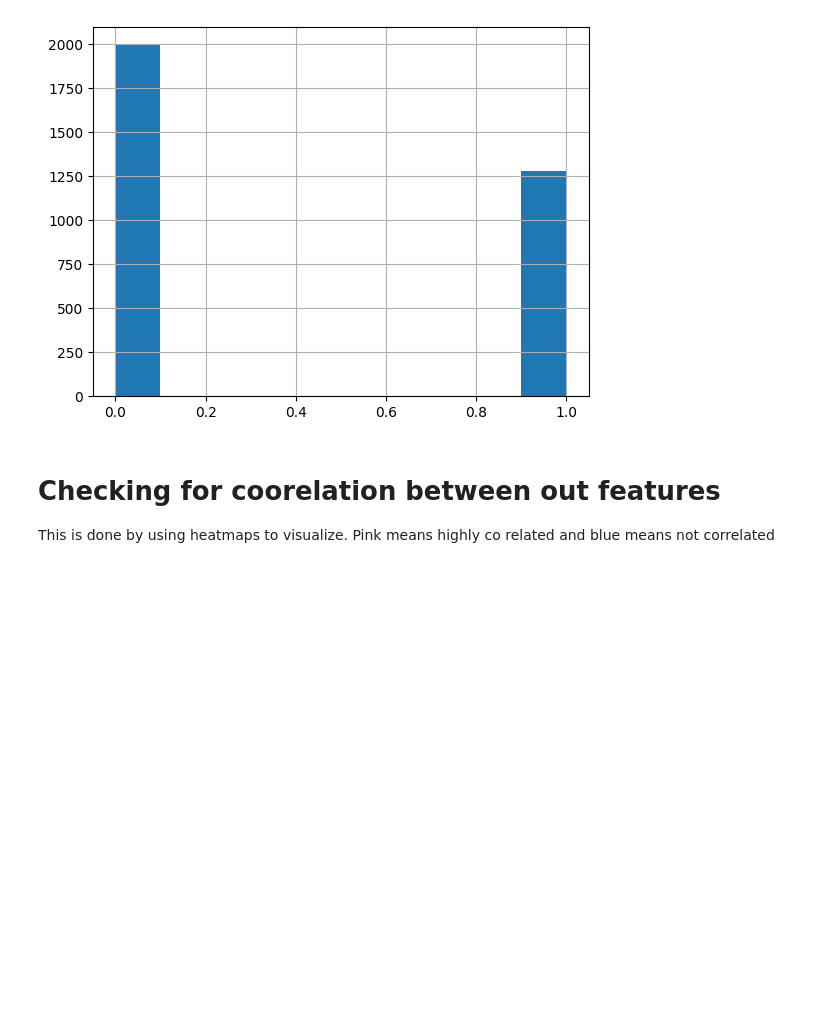
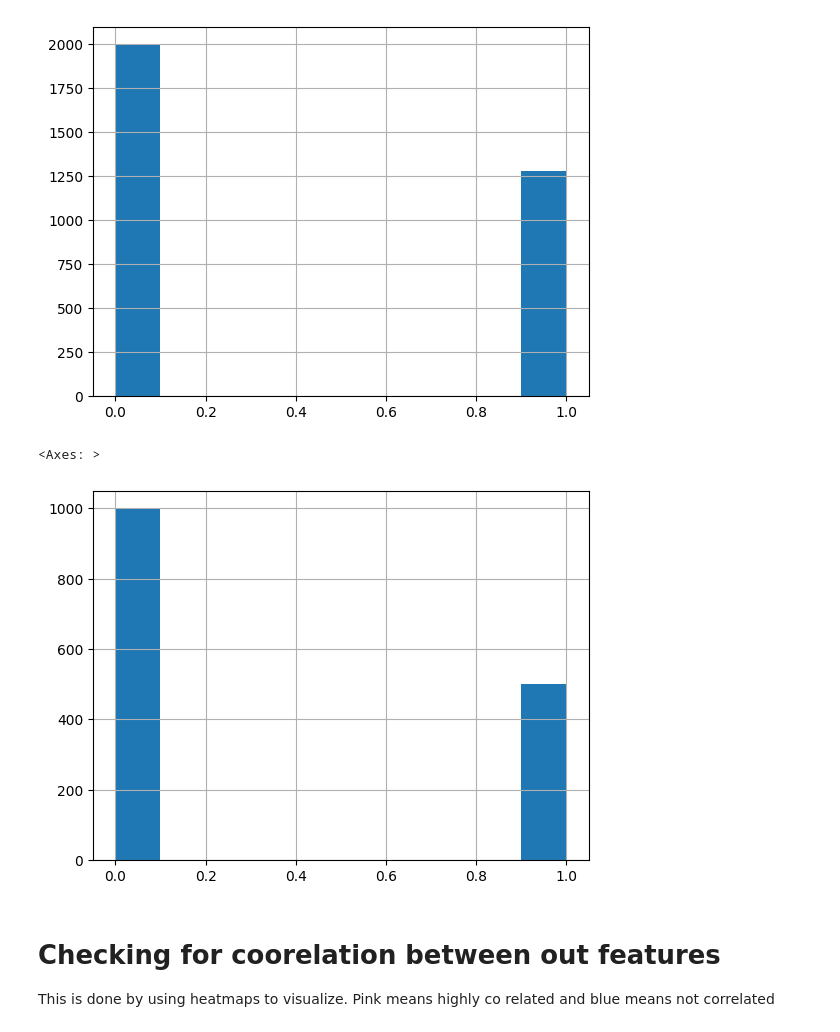
Before and after one commit to AsadNazir/ML-Semester-Project, a Jupyter notebook: NaiveBayesClassifier.ipynb, the cells around one changed output. Cells and saved outputs as stored; diff of their text form; code cells hidden in the pictures; blank space fills up the shorter version.

```diff
--- a/NaiveBayesClassifier.ipynb
+++ b/NaiveBayesClassifier.ipynb
@@ -37,6 +40,11 @@ dataSet["Potability"].hist()
 # %% [output]
 <Axes: >
 [figure]
+# %%
+newds["Potability"].hist()
+# %% [output]
+<Axes: >
+[figure, added]
 # %% [markdown]
 # Checking for coorelation between out features
 
```
Also changed, not shown: parts of 7 cells of this notebook.
